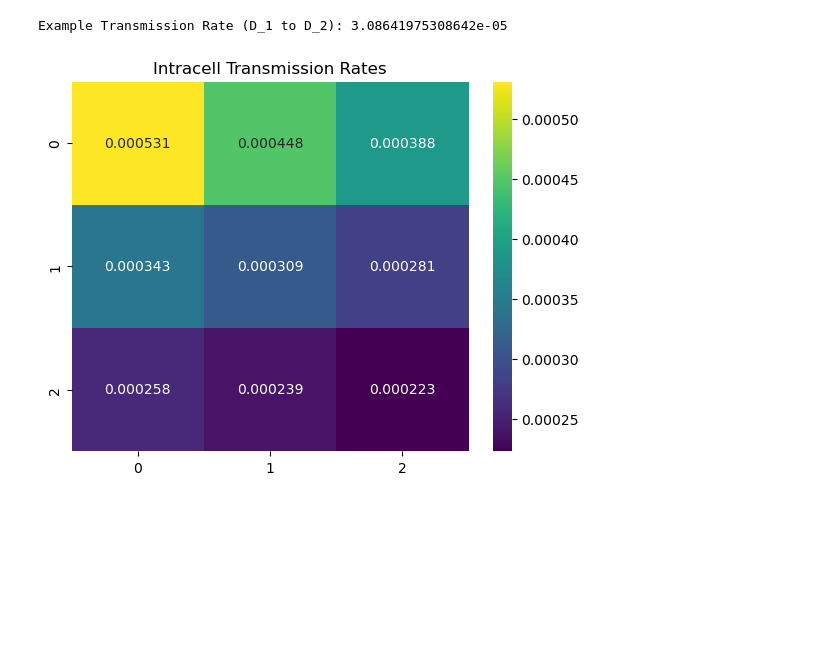
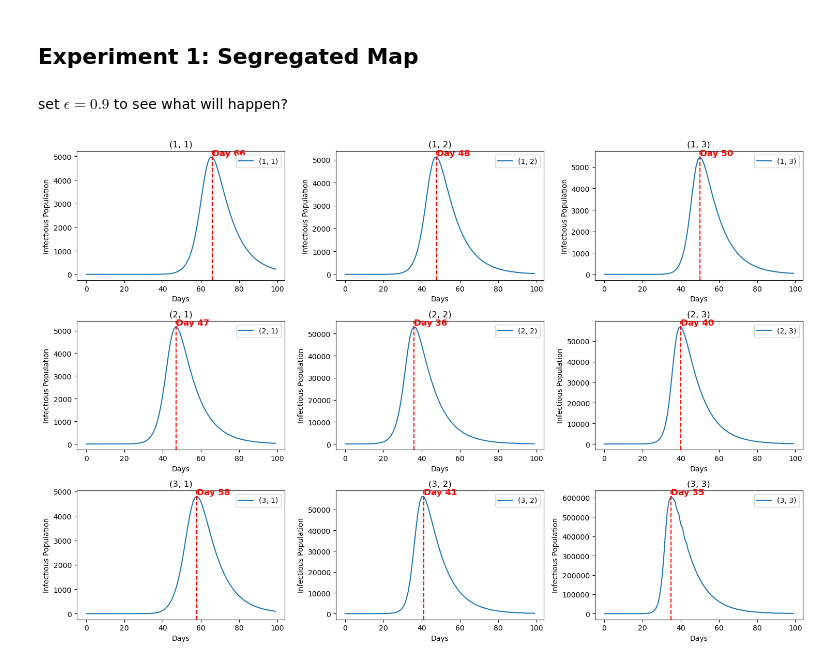
Before and after one commit to epibayes/covid-spatial-modeling, a Jupyter notebook: spatial_model.ipynb, the cells around one changed output. Saved outputs shown, nothing was run; the diff lists cells and outputs as text; code cells hidden in the pictures; blank space fills up the shorter version.

Commit message:
experiment spatial model

```diff
--- a/spatial_model.ipynb
+++ b/spatial_model.ipynb
@@ -21,7 +19,6 @@ class SocialSpatialModel:
             self.Q = self.compute_vulnerability(income_values)  # update use logistic model
             self.A = self.compute_activity_rate()  # 3.7: update activity rate using the compute activity rate method.
             self.B = self.compute_beta()
-
 
 
     def compute_beta(self):
@@ -58,7 +55,8 @@ class SocialSpatialModel:
 
     def compute_activity_rate(self):
         mul = np.random.uniform(0.8, 2, size = self.N_k.shape)
-        baseline_activity_rate = 12
+        # baseline_activity_rate = 12
+        baseline_activity_rate = 8
         adjusted_activity_rate = baseline_activity_rate * mul
         return adjusted_activity_rate
 
@@ -219,8 +100,0 @@ class COVID19GeoSpatialModel:
-# %%
-# Initialize the model with one infected individual in the center cell (1, 1)
-initial_infected = (1, 1)
-model = COVID19GeoSpatialModel(initial_infected)
-
-# Run the simulation
-time_steps = 50
-model.run_simulation(time_steps)
@@ -302,6 +100,0 @@ class COVID19GeoSpatialModel:
-# %%
-model = COVID19GeoSpatialModel()
-model.run_simulation() # not sure why only first row displayed
-# %% [output]
-Example Transmission Rate (D_1 to D_2): 3.08641975308642e-05
-[figure, removed]
@@ -307,0 +176,30 @@ Example Transmission Rate (D_1 to D_2): 3.08641975308642e-05
+# %% [markdown]
+## Experiment 1: Segregated Map
+# %% [markdown]
+set $\epsilon = 0.9$ to see what will happen?
+# %%
+grid_size = 3
+pop_grid = np.array([[10000, 10000, 10000],
+                     [10000, 100000, 100000],
+                     [10000, 100000, 1000000]])
+initial_infected = (1, 1)
+income_values = np.array([0.1, 0.1, 0.1,
+                          0.1, 0.2, 0.2,
+                          0.1, 0.2, 0.3]) # CONSIDER CHNAGE TO 0.2, 0.1, 0.05
+
+epsilon = 0.9
+
+
+exposure_rate = 0.3
+recovery_rate = 0.1
+number_of_days = 100
+
+
+# Initialize the model
+model = initialize_model(grid_size, pop_grid, initial_infected, income_values, epsilon, exposure_rate, recovery_rate)
+
+# Run the simulation
+grid_infection, inf_record_case1 = run_simulation(model, days=number_of_days, dt=1.0)
+plot_infectious(inf_record_case1, number_of_days)
+# %% [output]
+[figure, added]
```
Also changed, not shown: parts of 17 cells of this notebook, 3 other files.
